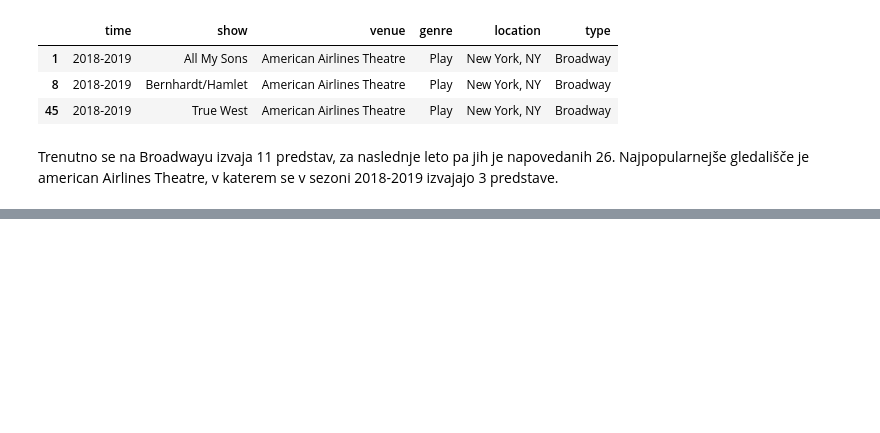
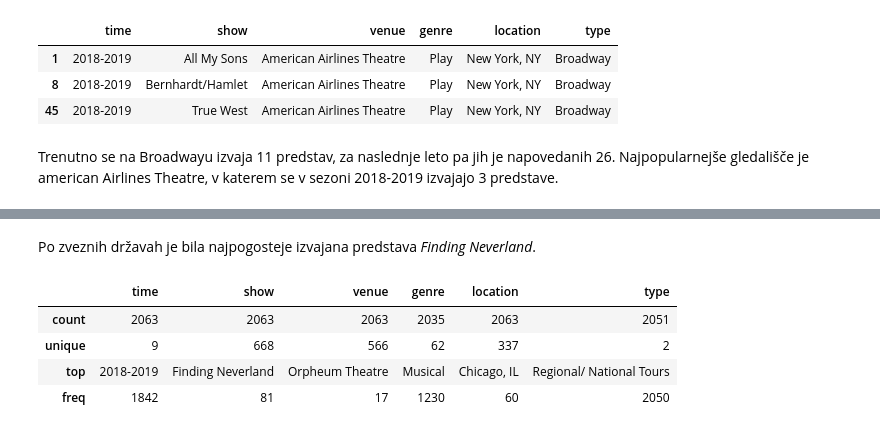
Before and after one commit to ines-silc/projektna-naloga-programiranje-1, a Jupyter notebook: Analiza.ipynb, the cells around one changed output, grey strips where cells are left out. Drawn from its saved outputs; the diff is of its cells as text; code cells hidden in the pictures; blank space fills up the shorter version.

```diff
--- a/Analiza.ipynb
+++ b/Analiza.ipynb
@@ -118,3 +123,13 @@ import zemljevid
 zemljevid.m
 # %% [output]
 [interactive output not drawn]
+# %% [markdown]
+Po zveznih državah je bila najpogosteje izvajana predstava *Finding Neverland*.
+# %%
+u.regional.describe()
+# %% [output]
+|  | time | show | venue | genre | location | type |
+| count | 2063 | 2063 | 2063 | 2035 | 2063 | 2051 |
+| unique | 9 | 668 | 566 | 62 | 337 | 2 |
+| top | 2018-2019 | Finding Neverland | Orpheum Theatre | Musical | Chicago, IL | Regional/ National Tours |
+| freq | 1842 | 81 | 17 | 1230 | 60 | 2050 |
```
Also changed, not shown: parts of 14 cells of this notebook, 2 other files.
